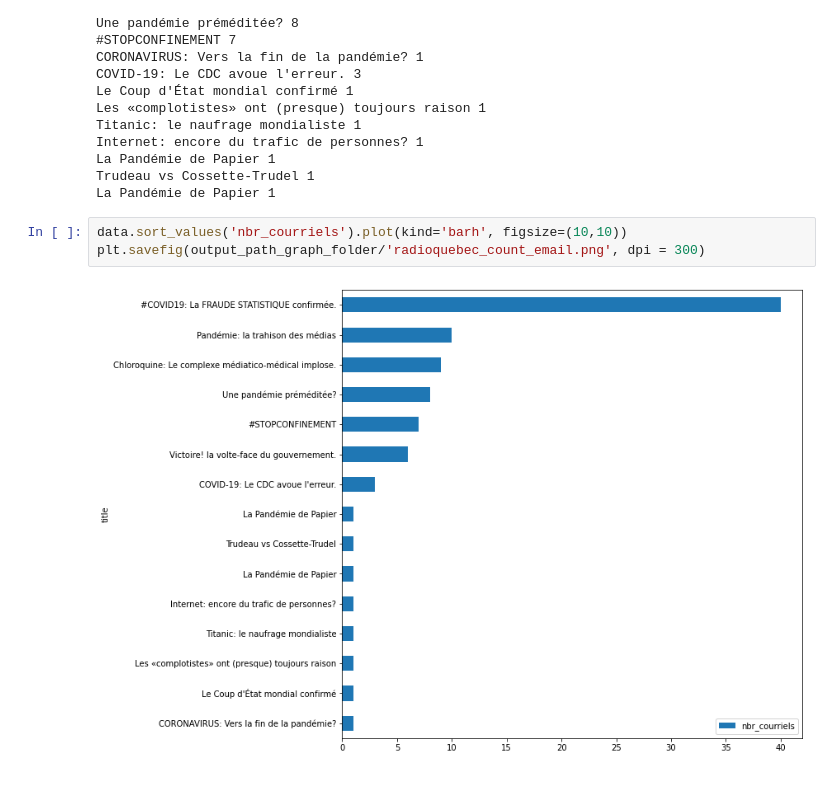
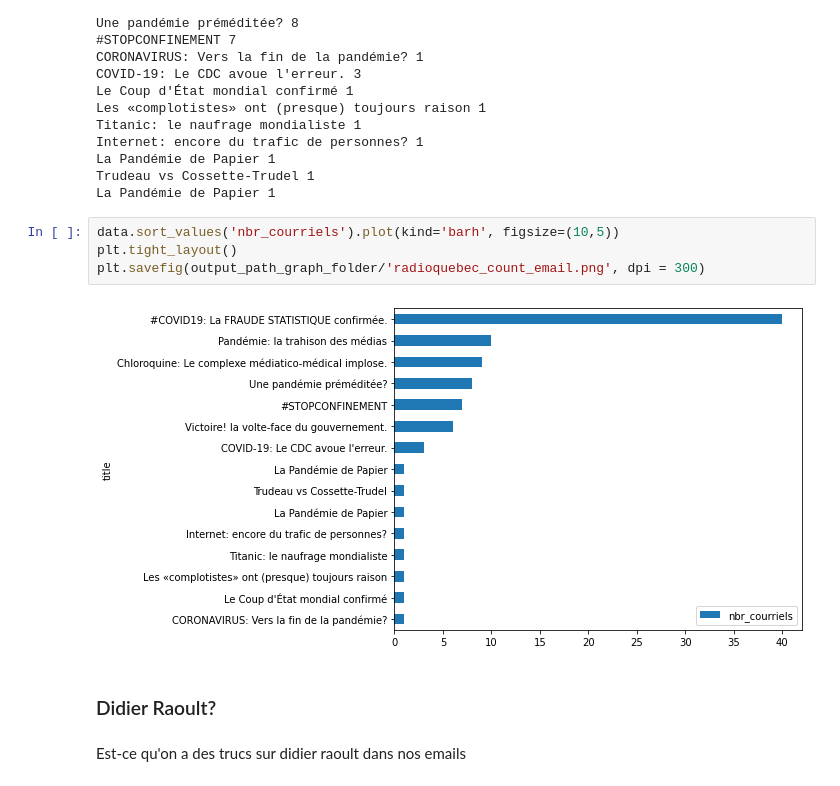
Before and after one commit to jaytouz/pyMboxAnalyser, a Jupyter notebook: notebook/3 - Analyses spécifiques.ipynb, the cells around one changed output. Saved outputs shown, nothing was run; the diff lists cells and outputs as text.

```diff
--- a/notebook/3 - Analyses spécifiques.ipynb
+++ b/notebook/3 - Analyses spécifiques.ipynb
@@ -1132,7 +1150,12 @@ La Pandémie de Papier 1
 Trudeau vs Cossette-Trudel 1
 La Pandémie de Papier 1
 # %%
-data.sort_values('nbr_courriels').plot(kind='barh', figsize=(10,10))
+data.sort_values('nbr_courriels').plot(kind='barh', figsize=(10,5))
+plt.tight_layout()
 plt.savefig(output_path_graph_folder/'radioquebec_count_email.png', dpi = 300)
 # %% [output]
-[figure, old version]
+[figure, new version]
+# %% [markdown]
+### Didier Raoult?
+# %% [markdown]
+Est-ce qu'on a des trucs sur didier raoult dans nos emails
```
Also changed, not shown: parts of 25 cells of this notebook, 5 other files.
